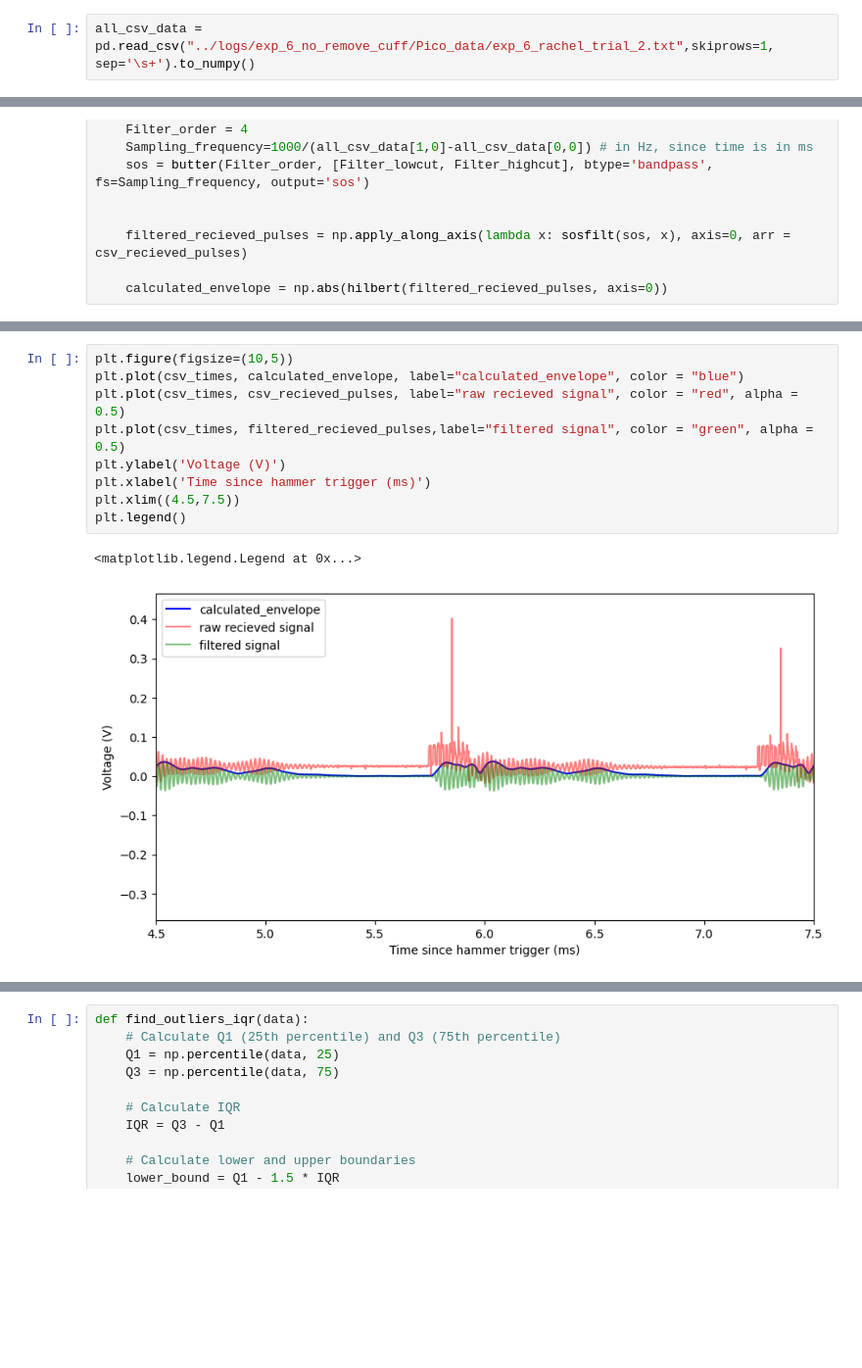
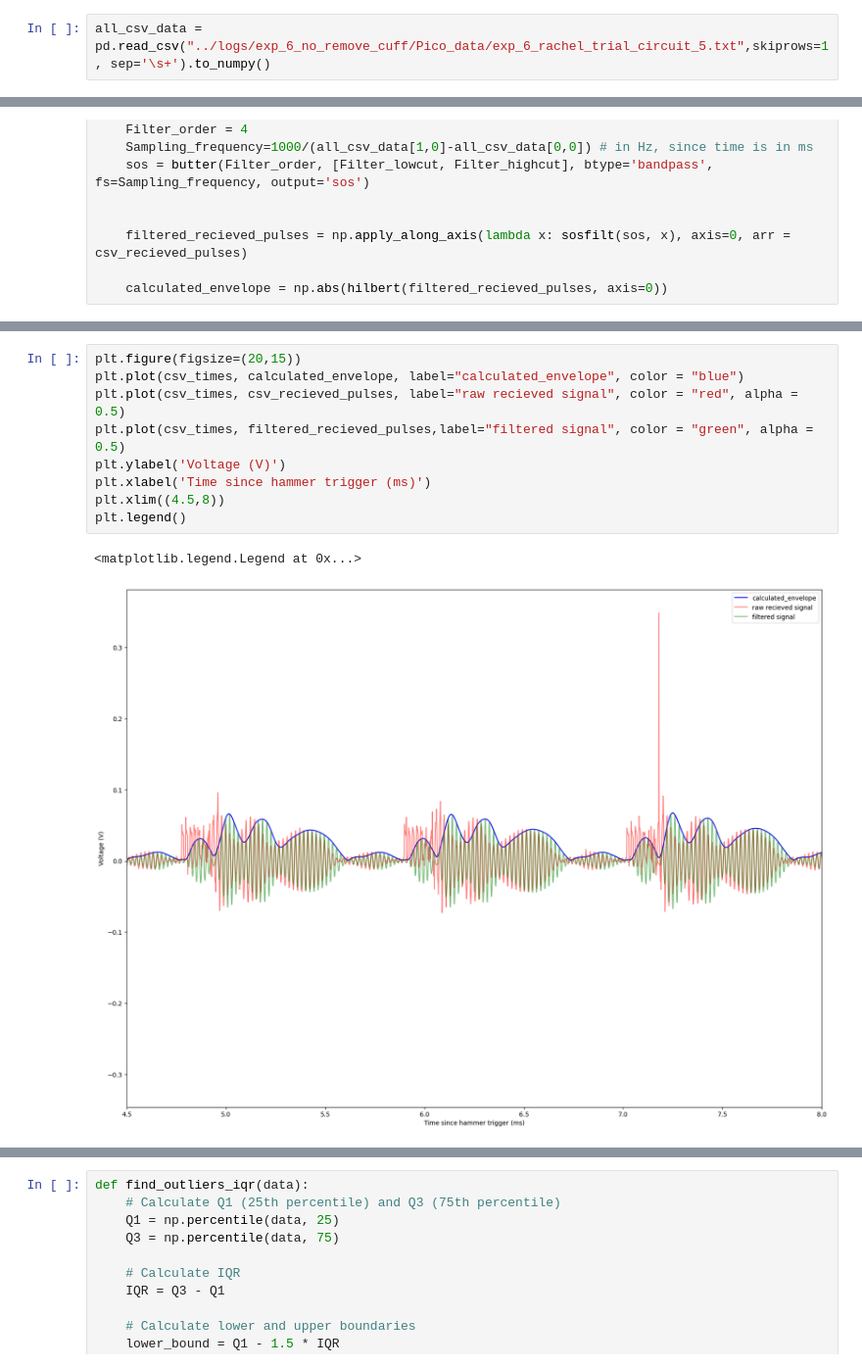
Before and after one commit to happyRainDrop/SmartHammer, a Jupyter notebook: src/data_analysis_jupyter/analyze_Pico_data.ipynb, the cells around one changed output, grey strips where cells are left out. Shown at 98% size. Drawn from its saved outputs; the diff is of its cells as text; blank space fills up the shorter version.

```diff
--- a/src/data_analysis_jupyter/analyze_Pico_data.ipynb
+++ b/src/data_analysis_jupyter/analyze_Pico_data.ipynb
@@ -16,7 +16,7 @@ from scipy.signal import savgol_filter
 def savgol_filter_func(data, window_length, polyorder):
     return savgol_filter(data, window_length, polyorder)
 # %%
-all_csv_data = pd.read_csv("../logs/exp_6_no_remove_cuff/Pico_data/exp_6_rachel_trial_2.txt",skiprows=1, sep='\s+').to_numpy()
+all_csv_data = pd.read_csv("../logs/exp_6_no_remove_cuff/Pico_data/exp_6_rachel_trial_circuit_5.txt",skiprows=1, sep='\s+').to_numpy()
 # %%
 csv_times = all_csv_data[:,0]
 csv_square_pulses = all_csv_data[:,1]
@@ -134,15 +186,15 @@ Text(0.5, 0, 'Time since hammer trigger (ms)')
 # %%
-plt.figure(figsize=(10,5))
+plt.figure(figsize=(20,15))
 plt.plot(csv_times, calculated_envelope, label="calculated_envelope", color = "blue")
 plt.plot(csv_times, csv_recieved_pulses, label="raw recieved signal", color = "red", alpha = 0.5)
 plt.plot(csv_times, filtered_recieved_pulses,label="filtered signal", color = "green", alpha = 0.5)
 plt.ylabel('Voltage (V)')
 plt.xlabel('Time since hammer trigger (ms)')
-plt.xlim((4.5,7.5))
+plt.xlim((4.5,8))
 plt.legend()
 # %% [output]
 <matplotlib.legend.Legend at 0x...>
-[figure, old version]
+[figure, new version]
 # %%
 plt.figure(figsize=(20,5))
 plt.plot(csv_times,csv_circuit_envelope)
```
Also changed, not shown: parts of 17 cells of this notebook, 16 other files.
